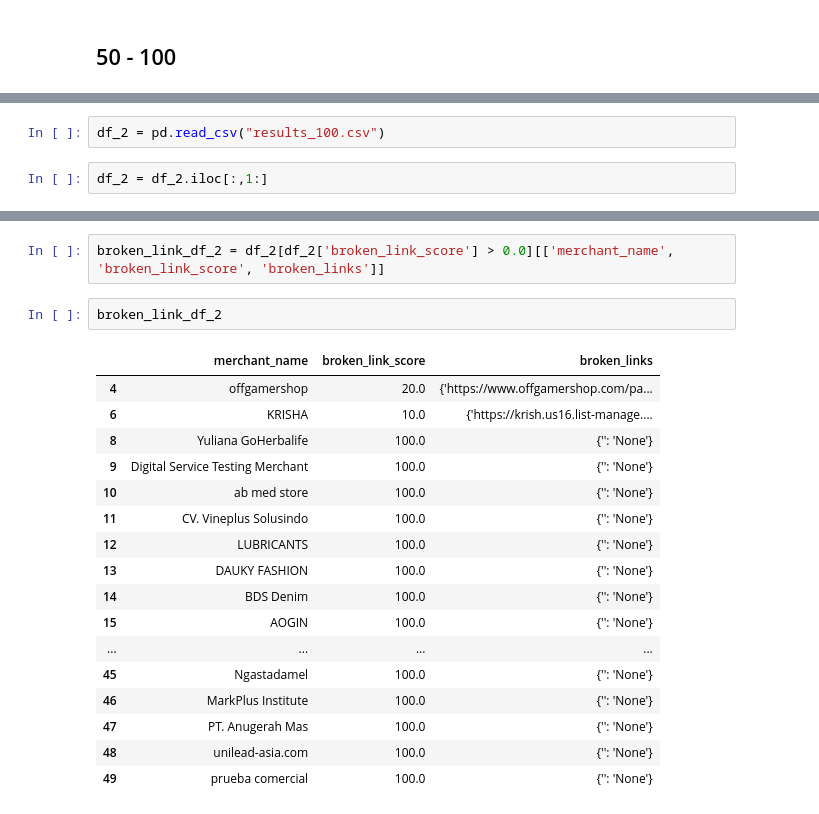
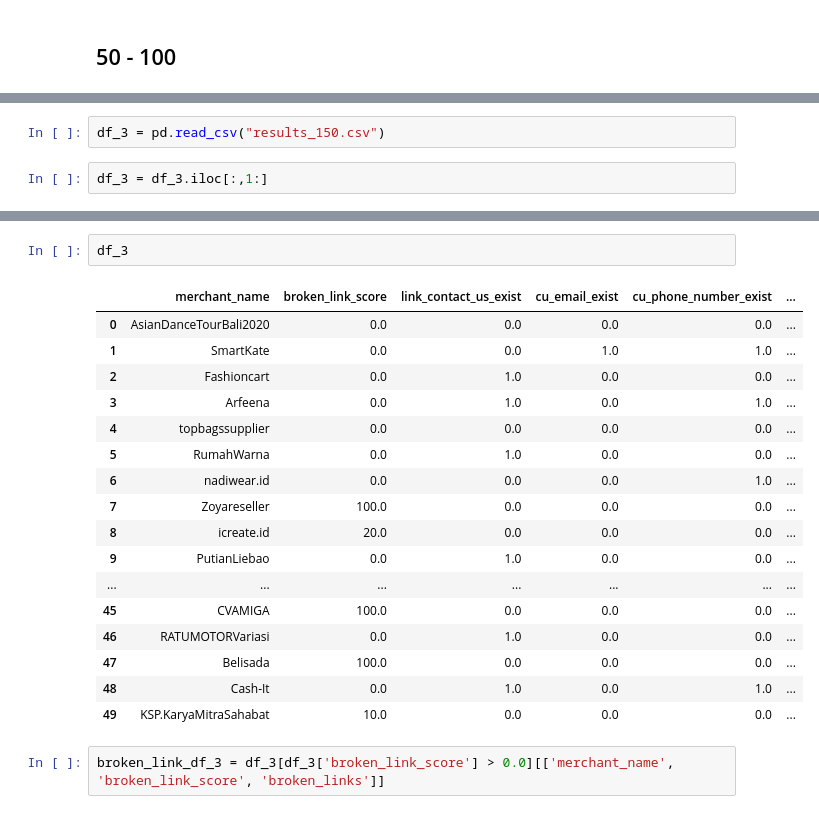
Before and after one commit to bahyhelmihp/web-crawler, a Jupyter notebook: api/datasets/Analyse Result.ipynb, the cells around one changed output, grey strips where cells are left out. Cells and saved outputs as stored; diff of their text form.

```diff
--- a/api/datasets/Analyse Result.ipynb
+++ b/api/datasets/Analyse Result.ipynb
@@ -133,4 +150,4 @@ for link in broken_link_df['broken_links'].values:
 # %%
-df_2 = pd.read_csv("results_100.csv")
+df_3 = pd.read_csv("results_150.csv")
 # %%
-df_2 = df_2.iloc[:,1:]
+df_3 = df_3.iloc[:,1:]
@@ -157,22 +154,22 @@ df_2
+# %%
+df_3
+# %% [output]
+|  | merchant_name | broken_link_score | link_contact_us_exist | cu_email_exist | cu_phone_number_exist | ... |
+| 0 | AsianDanceTourBali2020 | 0.0 | 0.0 | 0.0 | 0.0 | ... |
+| 1 | SmartKate | 0.0 | 0.0 | 1.0 | 1.0 | ... |
+| 2 | Fashioncart | 0.0 | 1.0 | 0.0 | 0.0 | ... |
+| 3 | Arfeena | 0.0 | 1.0 | 0.0 | 1.0 | ... |
+| 4 | topbagssupplier | 0.0 | 0.0 | 0.0 | 0.0 | ... |
+| 5 | RumahWarna | 0.0 | 1.0 | 0.0 | 0.0 | ... |
+| 6 | nadiwear.id | 0.0 | 0.0 | 0.0 | 1.0 | ... |
+| 7 | Zoyareseller | 100.0 | 0.0 | 0.0 | 0.0 | ... |
+| 8 | icreate.id | 20.0 | 0.0 | 0.0 | 0.0 | ... |
+| 9 | PutianLiebao | 0.0 | 1.0 | 0.0 | 0.0 | ... |
+| ... | ... | ... | ... | ... | ... | ... |
+| 45 | CVAMIGA | 100.0 | 0.0 | 0.0 | 0.0 | ... |
+| 46 | RATUMOTORVariasi | 0.0 | 1.0 | 0.0 | 0.0 | ... |
+| 47 | Belisada | 100.0 | 0.0 | 0.0 | 0.0 | ... |
+| 48 | Cash-It | 0.0 | 1.0 | 0.0 | 1.0 | ... |
+| 49 | KSP.KaryaMitraSahabat | 10.0 | 0.0 | 0.0 | 0.0 | ... |
 # %%
-broken_link_df_2 = df_2[df_2['broken_link_score'] > 0.0][['merchant_name', 'broken_link_score', 'broken_links']]
+broken_link_df_3 = df_3[df_3['broken_link_score'] > 0.0][['merchant_name', 'broken_link_score', 'broken_links']]
-# %%
-broken_link_df_2
-# %% [output]
-|  | merchant_name | broken_link_score | broken_links |
-| 4 | offgamershop | 20.0 | {'https://www.offgamershop.com/pa... |
-| 6 | KRISHA | 10.0 | {'https://krish.us16.list-manage.... |
-| 8 | Yuliana GoHerbalife | 100.0 | {'': 'None'} |
-| 9 | Digital Service Testing Merchant | 100.0 | {'': 'None'} |
-| 10 | ab med store | 100.0 | {'': 'None'} |
-| 11 | CV. Vineplus Solusindo | 100.0 | {'': 'None'} |
-| 12 | LUBRICANTS | 100.0 | {'': 'None'} |
-| 13 | DAUKY FASHION | 100.0 | {'': 'None'} |
-| 14 | BDS Denim | 100.0 | {'': 'None'} |
-| 15 | AOGIN | 100.0 | {'': 'None'} |
-| ... | ... | ... | ... |
-| 45 | Ngastadamel | 100.0 | {'': 'None'} |
-| 46 | MarkPlus Institute | 100.0 | {'': 'None'} |
-| 47 | PT. Anugerah Mas | 100.0 | {'': 'None'} |
-| 48 | unilead-asia.com | 100.0 | {'': 'None'} |
-| 49 | prueba comercial | 100.0 | {'': 'None'} |
```
Also changed, not shown: parts of 30 cells of this notebook, 1 other file.
